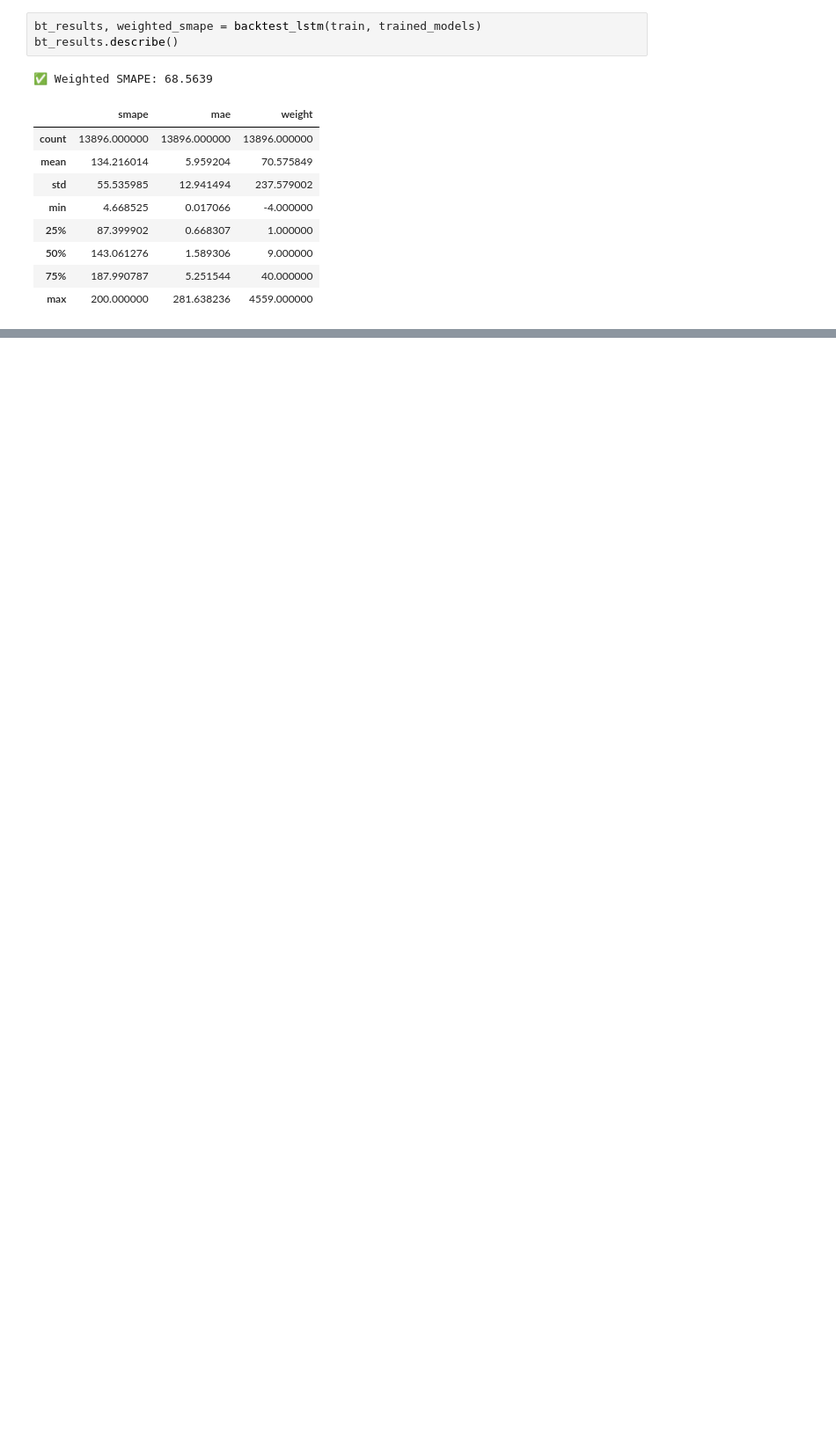
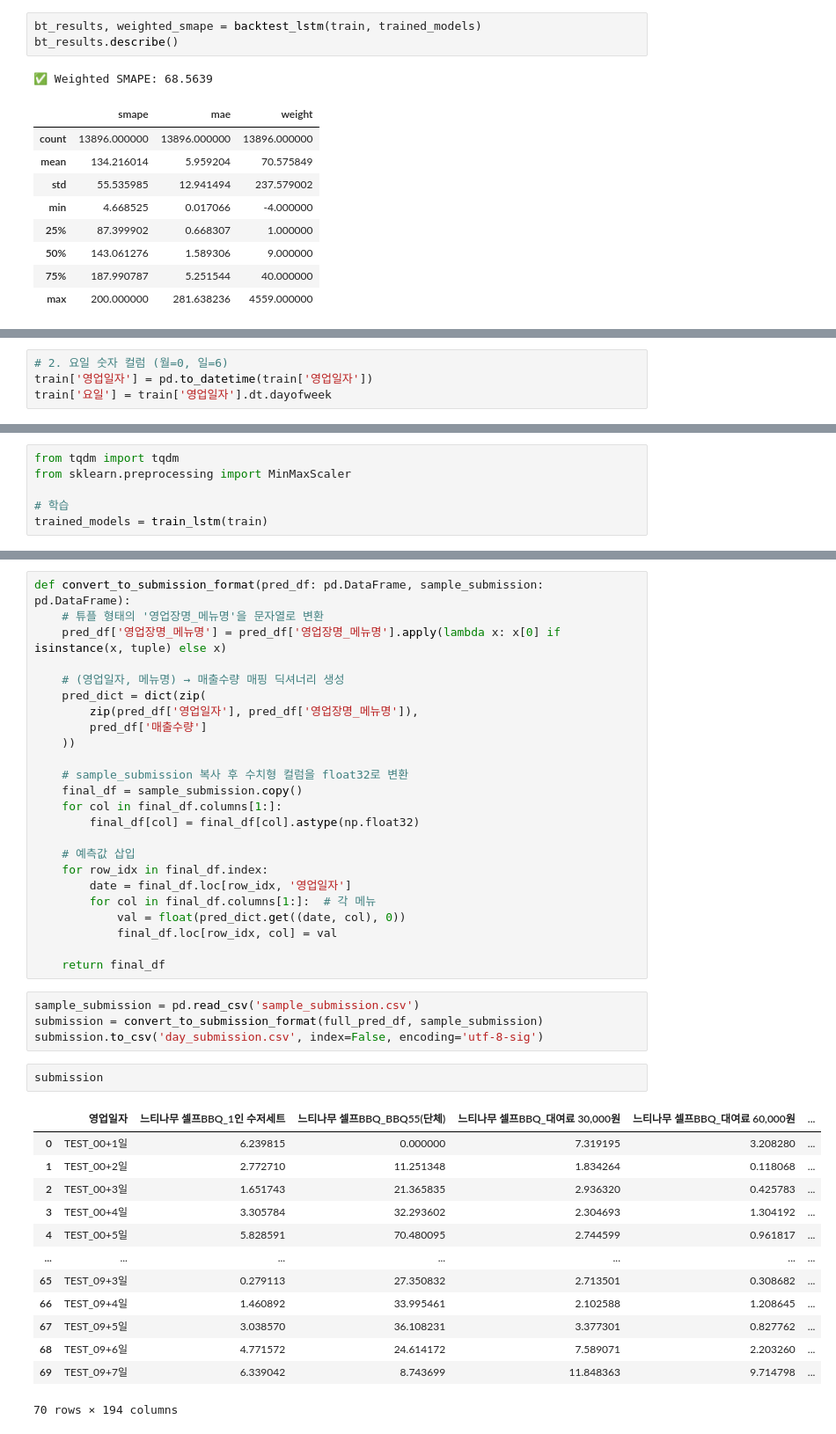
Before and after one commit to b00kkk/LGAimers07_hackerton, a Jupyter notebook: LGAimers.ipynb, the cells around one changed output, grey strips where cells are left out. Shown at 88% size. Drawn from its saved outputs; the diff is of its cells as text; blank space fills up the shorter version.

```diff
--- a/LGAimers.ipynb
+++ b/LGAimers.ipynb
@@ -736,0 +1033,4 @@ bt_results.describe()
+# %%
+# 2. 요일 숫자 컬럼 (월=0, 일=6)
+train['영업일자'] = pd.to_datetime(train['영업일자'])
+train['요일'] = train['영업일자'].dt.dayofweek
@@ -736,0 +1101,6 @@ bt_results.describe()
+# %%
+from tqdm import tqdm
+from sklearn.preprocessing import MinMaxScaler
+
+# 학습
+trained_models = train_lstm(train)
@@ -736,0 +1180,44 @@ bt_results.describe()
+# %%
+def convert_to_submission_format(pred_df: pd.DataFrame, sample_submission: pd.DataFrame):
+    # 튜플 형태의 '영업장명_메뉴명'을 문자열로 변환
+    pred_df['영업장명_메뉴명'] = pred_df['영업장명_메뉴명'].apply(lambda x: x[0] if isinstance(x, tuple) else x)
+
+    # (영업일자, 메뉴명) → 매출수량 매핑 딕셔너리 생성
+    pred_dict = dict(zip(
+        zip(pred_df['영업일자'], pred_df['영업장명_메뉴명']),
+        pred_df['매출수량']
+    ))
+
+    # sample_submission 복사 후 수치형 컬럼을 float32로 변환
+    final_df = sample_submission.copy()
+    for col in final_df.columns[1:]:
+        final_df[col] = final_df[col].astype(np.float32)
+
+    # 예측값 삽입
+    for row_idx in final_df.index:
+        date = final_df.loc[row_idx, '영업일자']
+        for col in final_df.columns[1:]:  # 각 메뉴
+            val = float(pred_dict.get((date, col), 0))
+            final_df.loc[row_idx, col] = val
+
+    return final_df
+# %%
+sample_submission = pd.read_csv('sample_submission.csv')
+submission = convert_to_submission_format(full_pred_df, sample_submission)
+submission.to_csv('day_submission.csv', index=False, encoding='utf-8-sig')
+# %%
+submission
+# %% [output]
+|  | 영업일자 | 느티나무 셀프BBQ_1인 수저세트 | 느티나무 셀프BBQ_BBQ55(단체) | 느티나무 셀프BBQ_대여료 30,000원 | 느티나무 셀프BBQ_대여료 60,000원 | ... |
+| 0 | TEST_00+1일 | 6.239815 | 0.000000 | 7.319195 | 3.208280 | ... |
+| 1 | TEST_00+2일 | 2.772710 | 11.251348 | 1.834264 | 0.118068 | ... |
+| 2 | TEST_00+3일 | 1.651743 | 21.365835 | 2.936320 | 0.425783 | ... |
+| 3 | TEST_00+4일 | 3.305784 | 32.293602 | 2.304693 | 1.304192 | ... |
+| 4 | TEST_00+5일 | 5.828591 | 70.480095 | 2.744599 | 0.961817 | ... |
+| ... | ... | ... | ... | ... | ... | ... |
+| 65 | TEST_09+3일 | 0.279113 | 27.350832 | 2.713501 | 0.308682 | ... |
+| 66 | TEST_09+4일 | 1.460892 | 33.995461 | 2.102588 | 1.208645 | ... |
+| 67 | TEST_09+5일 | 3.038570 | 36.108231 | 3.377301 | 0.827762 | ... |
+| 68 | TEST_09+6일 | 4.771572 | 24.614172 | 7.589071 | 2.203260 | ... |
+| 69 | TEST_09+7일 | 6.339042 | 8.743699 | 11.848363 | 9.714798 | ... |
+70 rows × 194 columns
```
Also changed, not shown: parts of 43 cells of this notebook.
